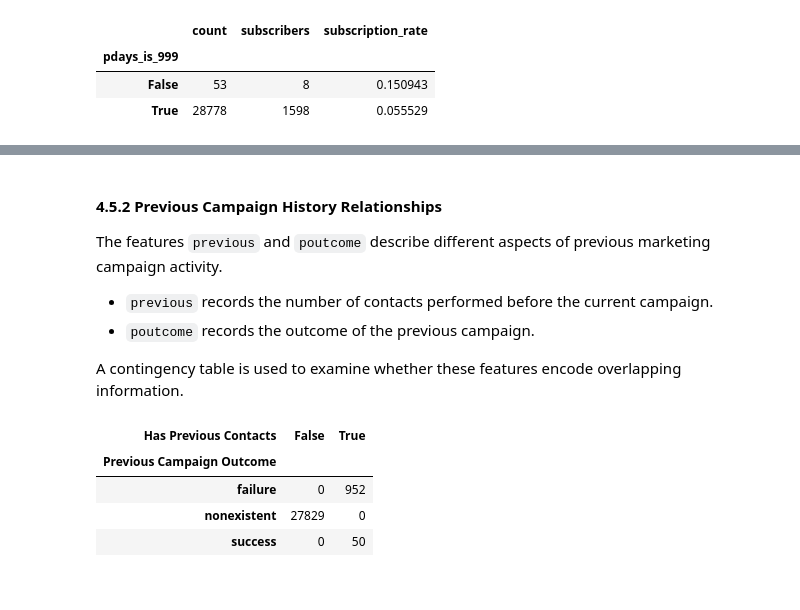
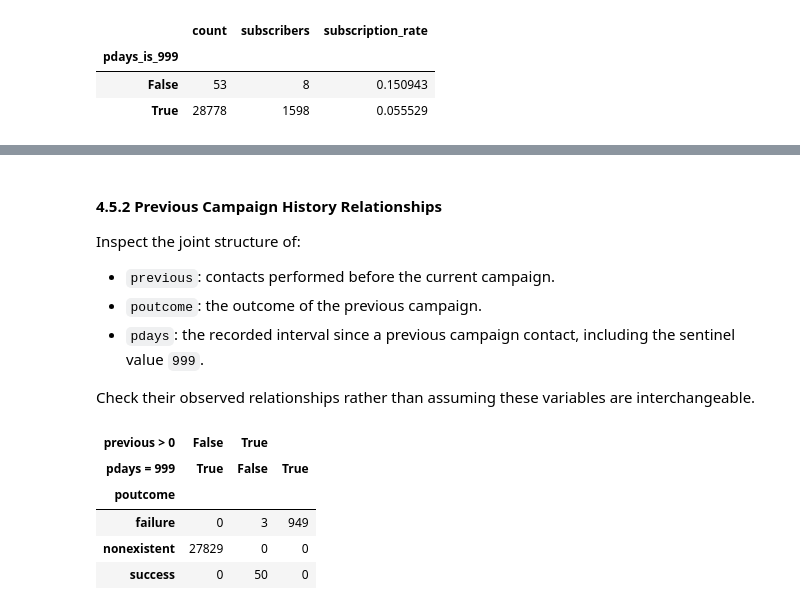
Before and after one commit to keonyoung00/bank-marketing-ml, a Jupyter notebook: notebooks/01-data-understanding.ipynb, the cells around one changed output, grey strips where cells are left out. Cells and saved outputs as stored; diff of their text form; code cells hidden in the pictures.

```diff
--- a/notebooks/01-data-understanding.ipynb
+++ b/notebooks/01-data-understanding.ipynb
@@ -330 +248,10 @@ test_df = df.iloc[valid_end:].copy()
+# %%
+n_rows = len(df)
+
+train_end = int(n_rows * 0.70)
+valid_end = int(n_rows * 0.90)
+
+train_df = df.iloc[:train_end].copy()
+valid_df = df.iloc[train_end:valid_end].copy()
+test_df = df.iloc[valid_end:].copy()
 # %% [markdown]
@@ -1051,30 +947,34 @@ plt.show()
 # %% [markdown]
 #### 4.5.2 Previous Campaign History Relationships
 
-The features `previous` and `poutcome` describe different aspects
-of previous marketing campaign activity.
+Inspect the joint structure of:
 
-- `previous` records the number of contacts performed before
-  the current campaign.
-- `poutcome` records the outcome of the previous campaign.
+- `previous`: contacts performed before the current campaign.
+- `poutcome`: the outcome of the previous campaign.
+- `pdays`: the recorded interval since a previous campaign contact,
+  including the sentinel value `999`.
 
-A contingency table is used to examine whether these features
-encode overlapping information.
+Check their observed relationships rather than assuming these
+variables are interchangeable.
 # %%
 history_summary = pd.crosstab(
-    train_df["poutcome"],
-    train_df["previous"].gt(0),
-    rownames=["Previous Campaign Outcome"],
-    colnames=["Has Previous Contacts"],
+    index=train_df["poutcome"],
+    columns=[
+        train_df["previous"].gt(0),
+        train_df["pdays"].eq(999),
+    ],
+    rownames=["poutcome"],
+    colnames=["previous > 0", "pdays = 999"],
 )
 
 history_summary
 # %% [output]
-| Has Previous Contacts | False | True |
-| Previous Campaign Outcome |  |  |
-| failure | 0 | 952 |
-| nonexistent | 27829 | 0 |
-| success | 0 | 50 |
+| previous > 0 | False | True |  |
+| pdays = 999 | True | False | True |
+| poutcome |  |  |  |
+| failure | 0 | 3 | 949 |
+| nonexistent | 27829 | 0 | 0 |
+| success | 0 | 50 | 0 |
 # %% [markdown]
 #### 4.5.3 Observations
 
```
Also changed, not shown: parts of 52 cells of this notebook.
